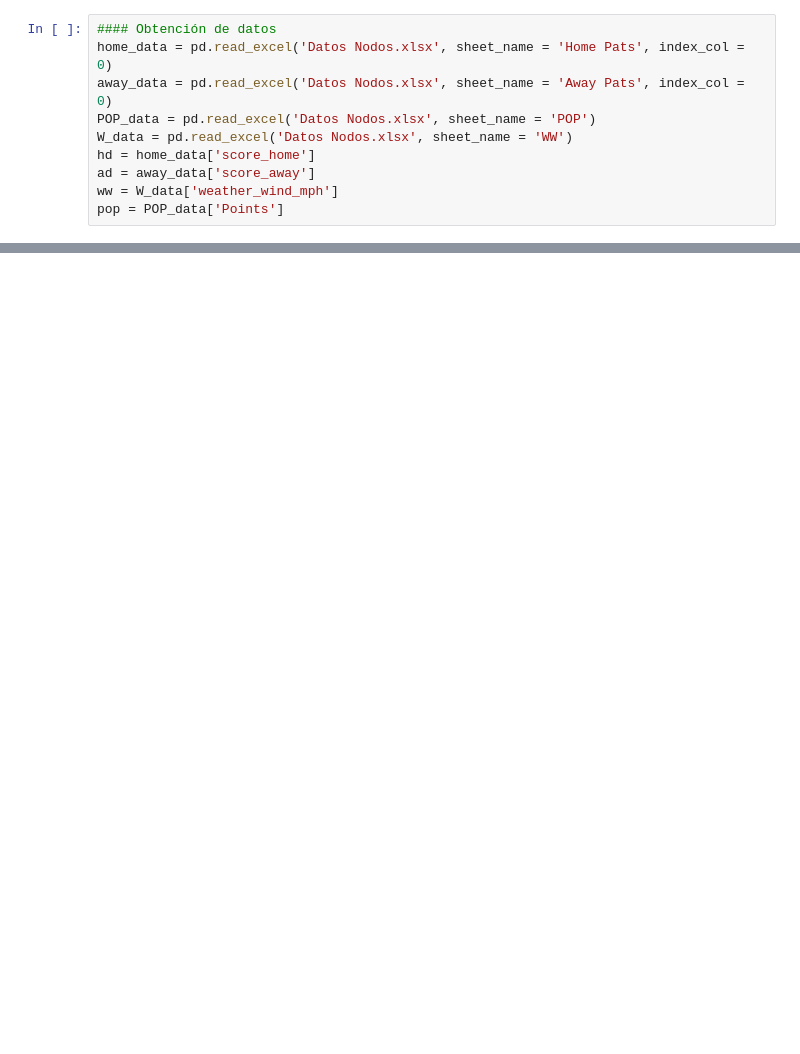
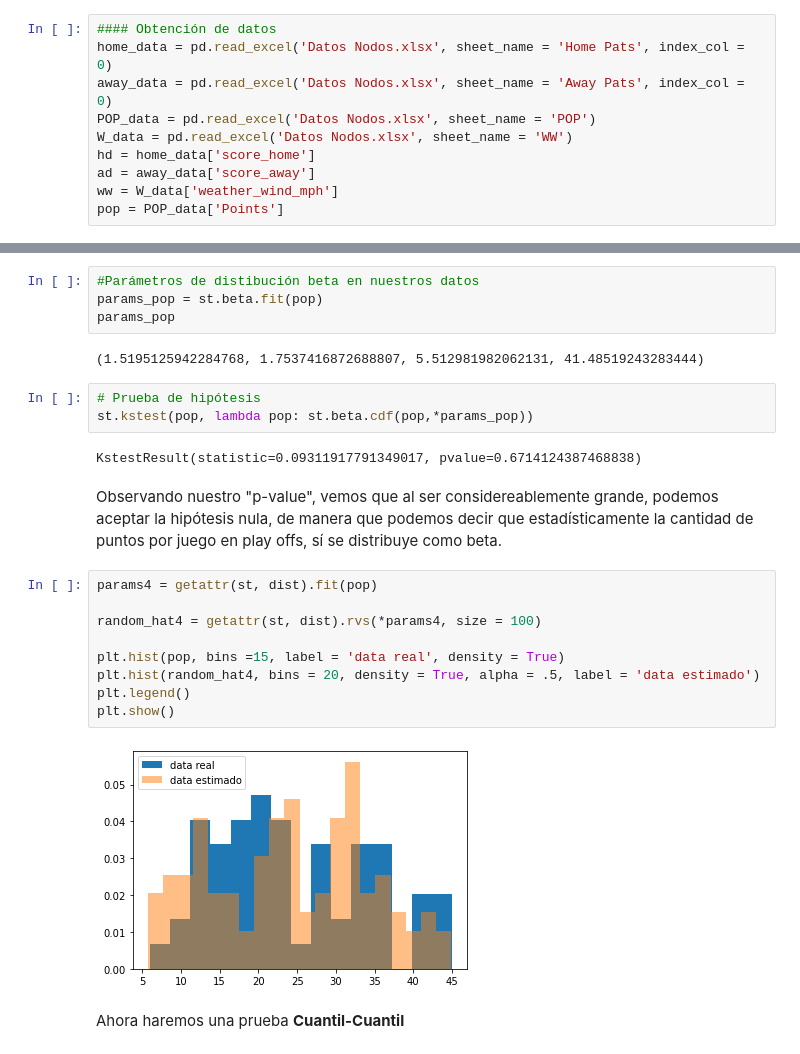
Before and after one commit to Kike14/ProyectoConjunto_EJRodriguez_DOrozco_JPJimenez, a Jupyter notebook: ProyectoModulo1_OrozcoE_MendozaJ__GomezD.ipynb, the cells around one changed output, grey strips where cells are left out. Cells and saved outputs as stored; diff of their text form; blank space fills up the shorter version.

```diff
--- a/ProyectoModulo1_OrozcoE_MendozaJ__GomezD.ipynb
+++ b/ProyectoModulo1_OrozcoE_MendozaJ__GomezD.ipynb
@@ -540,0 +506,26 @@ plt.hist(VA4, bins=20, density=True)
+# %%
+#Parámetros de distibución beta en nuestros datos
+params_pop = st.beta.fit(pop)
+params_pop
+# %% [output]
+(1.5195125942284768, 1.7537416872688807, 5.512981982062131, 41.48519243283444)
+# %%
+# Prueba de hipótesis
+st.kstest(pop, lambda pop: st.beta.cdf(pop,*params_pop))
+# %% [output]
+KstestResult(statistic=0.09311917791349017, pvalue=0.6714124387468838)
+# %% [markdown]
+Observando nuestro "p-value", vemos que al ser considereablemente grande, podemos aceptar la hipótesis nula, de manera que podemos decir que estadísticamente la cantidad de puntos por juego en play offs, sí se distribuye como beta.
+# %%
+params4 = getattr(st, dist).fit(pop)
+
+random_hat4 = getattr(st, dist).rvs(*params4, size = 100)
+
+plt.hist(pop, bins =15, label = 'data real', density = True)
+plt.hist(random_hat4, bins = 20, density = True, alpha = .5, label = 'data estimado')
+plt.legend()
+plt.show()
+# %% [output]
+[figure, added]
+# %% [markdown]
+Ahora haremos una prueba **Cuantil-Cuantil**
```
Also changed, not shown: parts of 122 cells of this notebook, 1 other file.
